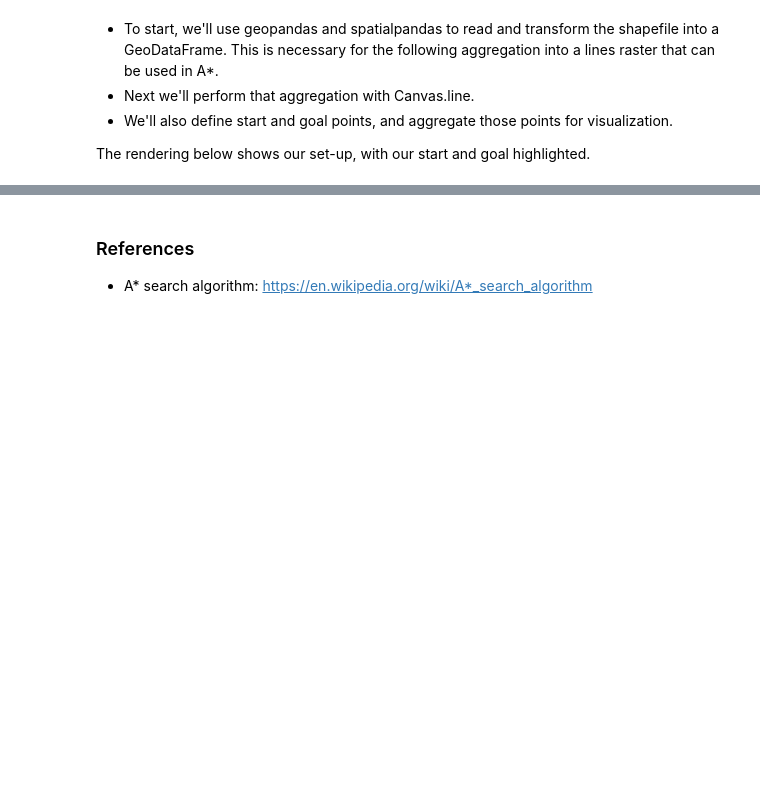
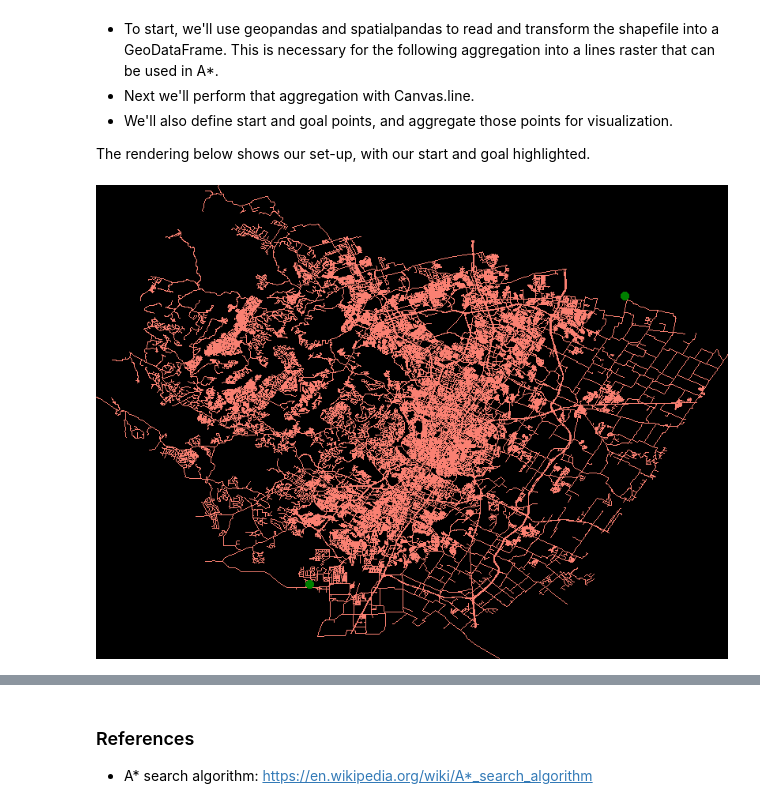
Before and after one commit to makepath/xarray-spatial, a Jupyter notebook: examples/user_guide/7_Pathfinding.ipynb, the cells around one changed output, grey strips where cells are left out. Saved outputs shown, nothing was run; the diff lists cells and outputs as text; code cells hidden in the pictures; blank space fills up the shorter version.

```diff
--- a/examples/user_guide/7_Pathfinding.ipynb
+++ b/examples/user_guide/7_Pathfinding.ipynb
@@ -117,28 +127,31 @@ import geopandas
 import spatialpandas
 
 # load data
-streets = geopandas.read_file('../data/Street_Centerline.zip')
-streets = streets.to_crs('EPSG:4326')
-streets = streets.explode('geometry').reset_index(drop=True)
-streets = spatialpandas.GeoDataFrame(streets, geometry='geometry')
+streets = geopandas.read_file(
+    "../../xrspatial-examples/data/geo_export_9c395dda-0b29-41ec-89b4-a51a898f7104.shp"
+)
+streets = streets.to_crs("EPSG:4326")
+streets = streets.explode("geometry").reset_index(drop=True)
+streets = spatialpandas.GeoDataFrame(streets, geometry="geometry")
 # %%
 H, W = 600, 800
 
 xrange = (-98.170507844129, -97.36979731249)
 yrange = (29.995950090365, 30.654731756587)
 
-cvs = ds.Canvas(plot_width=W, plot_height=H,
-                x_range=xrange, y_range=yrange)
+cvs = ds.Canvas(plot_width=W, plot_height=H, x_range=xrange, y_range=yrange)
 
-street_agg = cvs.line(streets, geometry='geometry').astype(int)
-street_shaded = dynspread(shade(street_agg, cmap=['black', 'salmon']))
+street_agg = cvs.line(streets, geometry="geometry").astype(int)
+street_shaded = dynspread(shade(street_agg, cmap=["black", "salmon"]))
 
 # Pick two locations
 start = (-97.9, 30.1)
-goal  = (-97.5, 30.5)
+goal = (-97.5, 30.5)
 
-location_df = pd.DataFrame({'x': [start[0], goal[0]], 'y': [start[1], goal[1]]})
-location_agg = cvs.points(location_df, 'x', 'y')
-location_shaded = dynspread(shade(location_agg, cmap=['green']), threshold=1, max_px=5)
+location_df = pd.DataFrame({"x": [start[0], goal[0]], "y": [start[1], goal[1]]})
+location_agg = cvs.points(location_df, "x", "y")
+location_shaded = dynspread(shade(location_agg, cmap=["green"]), threshold=1, max_px=5)
 
-set_background(stack(street_shaded, location_shaded), 'black')
+set_background(stack(street_shaded, location_shaded), "black")
+# %% [output]
+[figure, added]
```
Also changed, not shown: parts of 6 cells of this notebook.
